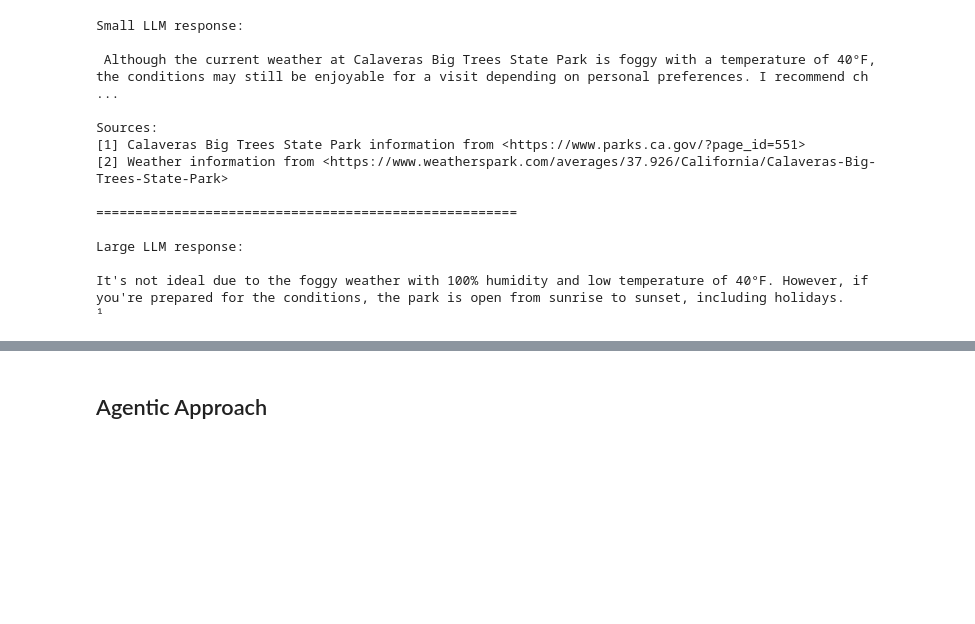
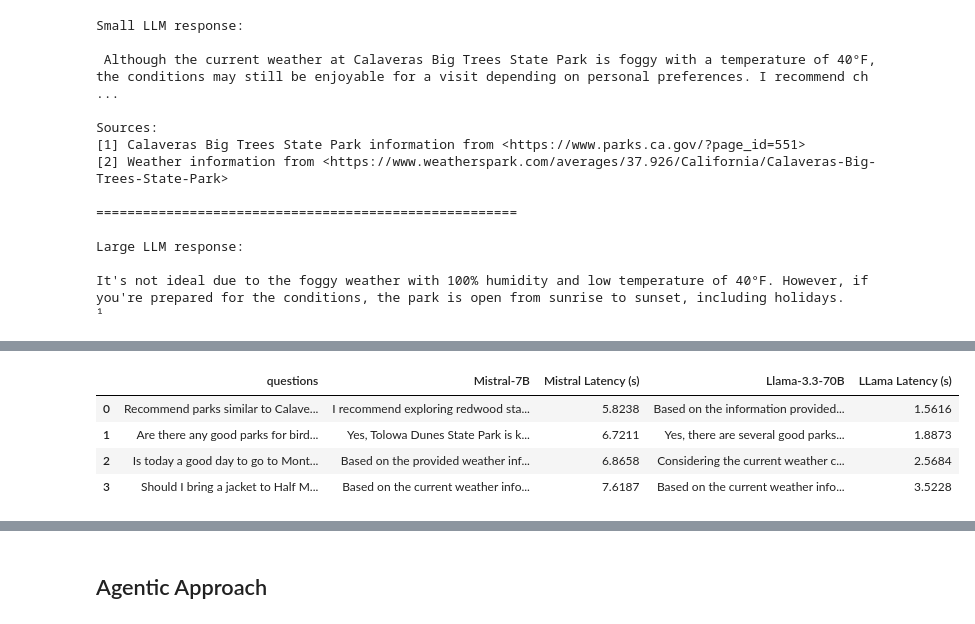
Before and after one commit to paulsoriiiano/cmpe-259-project, a Jupyter notebook: notebooks/parks_virtual_assistant.ipynb, the cells around one changed output, grey strips where cells are left out. Saved outputs shown, nothing was run; the diff lists cells and outputs as text; code cells hidden in the pictures; blank space fills up the shorter version.

```diff
--- a/notebooks/parks_virtual_assistant.ipynb
+++ b/notebooks/parks_virtual_assistant.ipynb
@@ -328,0 +530,8 @@ security_questions = []
+# %%
+pd.read_csv("reason_responses.csv")
+# %% [output]
+|  | questions | Mistral-7B | Mistral Latency (s) | Llama-3.3-70B | LLama Latency (s) |
+| 0 | Recommend parks similar to Calave... | I recommend exploring redwood sta... | 5.8238 | Based on the information provided... | 1.5616 |
+| 1 | Are there any good parks for bird... | Yes, Tolowa Dunes State Park is k... | 6.7211 | Yes, there are several good parks... | 1.8873 |
+| 2 | Is today a good day to go to Mont... | Based on the provided weather inf... | 6.8658 | Considering the current weather c... | 2.5684 |
+| 3 | Should I bring a jacket to Half M... | Based on the current weather info... | 7.6187 | Based on the current weather info... | 3.5228 |
```
Also changed, not shown: parts of 39 cells of this notebook.
